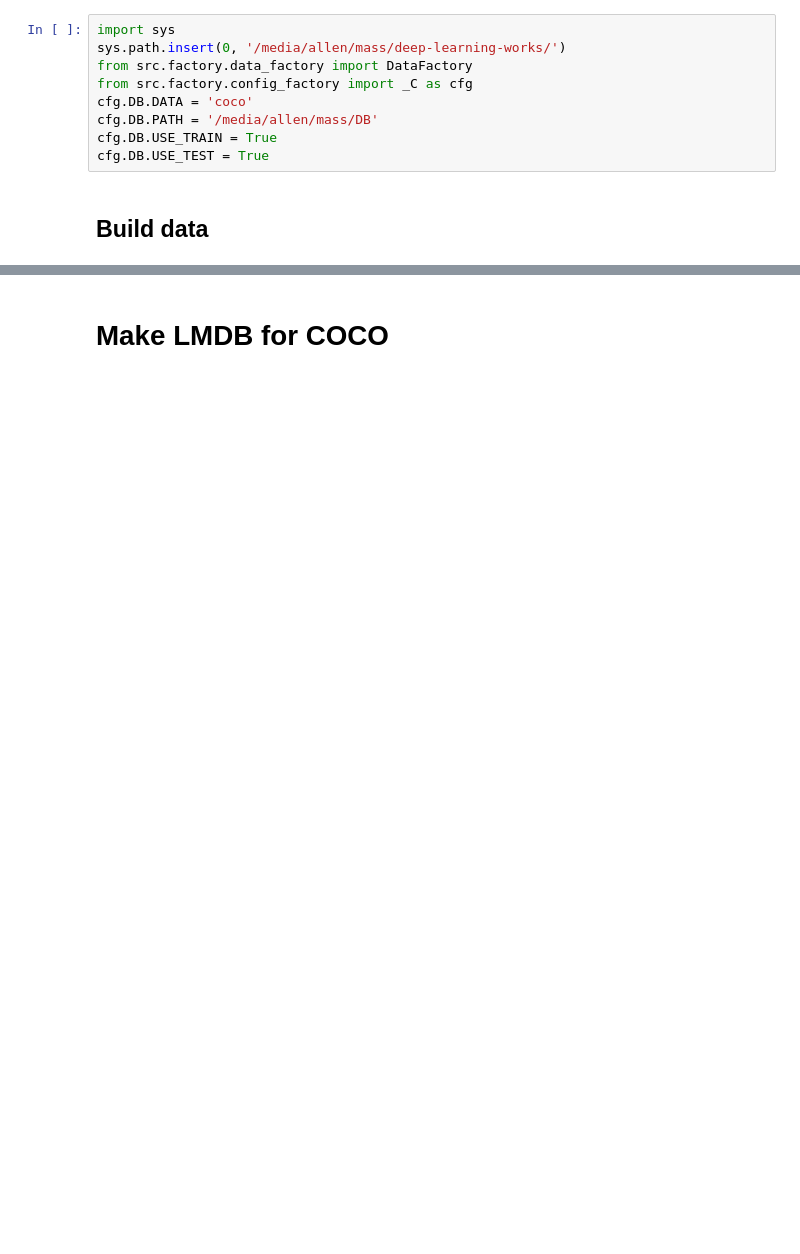
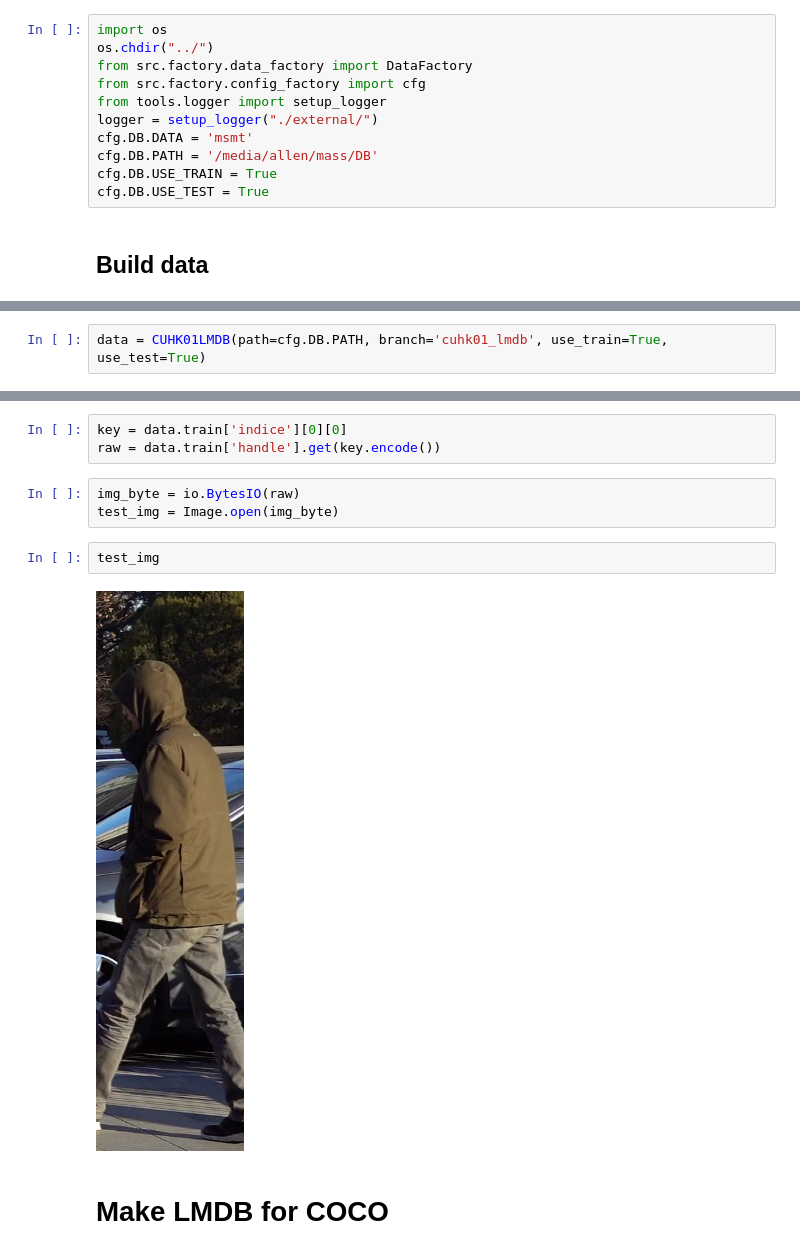
Before and after one commit to kakusikun/deep-learning-works, a Jupyter notebook: notebook/Make LMDB for DB.ipynb, the cells around one changed output, grey strips where cells are left out. Saved outputs shown, nothing was run; the diff lists cells and outputs as text; blank space fills up the shorter version.

Commit message:
use data via lmdb

```diff
--- a/notebook/Make LMDB for DB.ipynb
+++ b/notebook/Make LMDB for DB.ipynb
@@ -12,11 +12,13 @@ print(lmdb.__version__)
 7.0.0.post3
 0.94
 # %%
-import sys
-sys.path.insert(0, '/media/allen/mass/deep-learning-works/')
+import os
+os.chdir("../")
 from src.factory.data_factory import DataFactory
-from src.factory.config_factory import _C as cfg
-cfg.DB.DATA = 'coco'
+from src.factory.config_factory import cfg
+from tools.logger import setup_logger
+logger = setup_logger("./external/")
+cfg.DB.DATA = 'msmt'
 cfg.DB.PATH = '/media/allen/mass/DB'
 cfg.DB.USE_TRAIN = True
 cfg.DB.USE_TEST = True
@@ -48,0 +97,2 @@ if not os.path.exists(val_lmdb_path):
+# %%
+data = CUHK01LMDB(path=cfg.DB.PATH, branch='cuhk01_lmdb', use_train=True, use_test=True)
@@ -49,2 +117,12 @@ if not os.path.exists(val_lmdb_path):
+# %%
+key = data.train['indice'][0][0]
+raw = data.train['handle'].get(key.encode())
+# %%
+img_byte = io.BytesIO(raw)
+test_img = Image.open(img_byte)
+# %%
+test_img
+# %% [output]
+[figure, added]
 # %% [markdown]
 # Make LMDB for COCO
```
Also changed, not shown: parts of 20 cells of this notebook, 6 other files.
